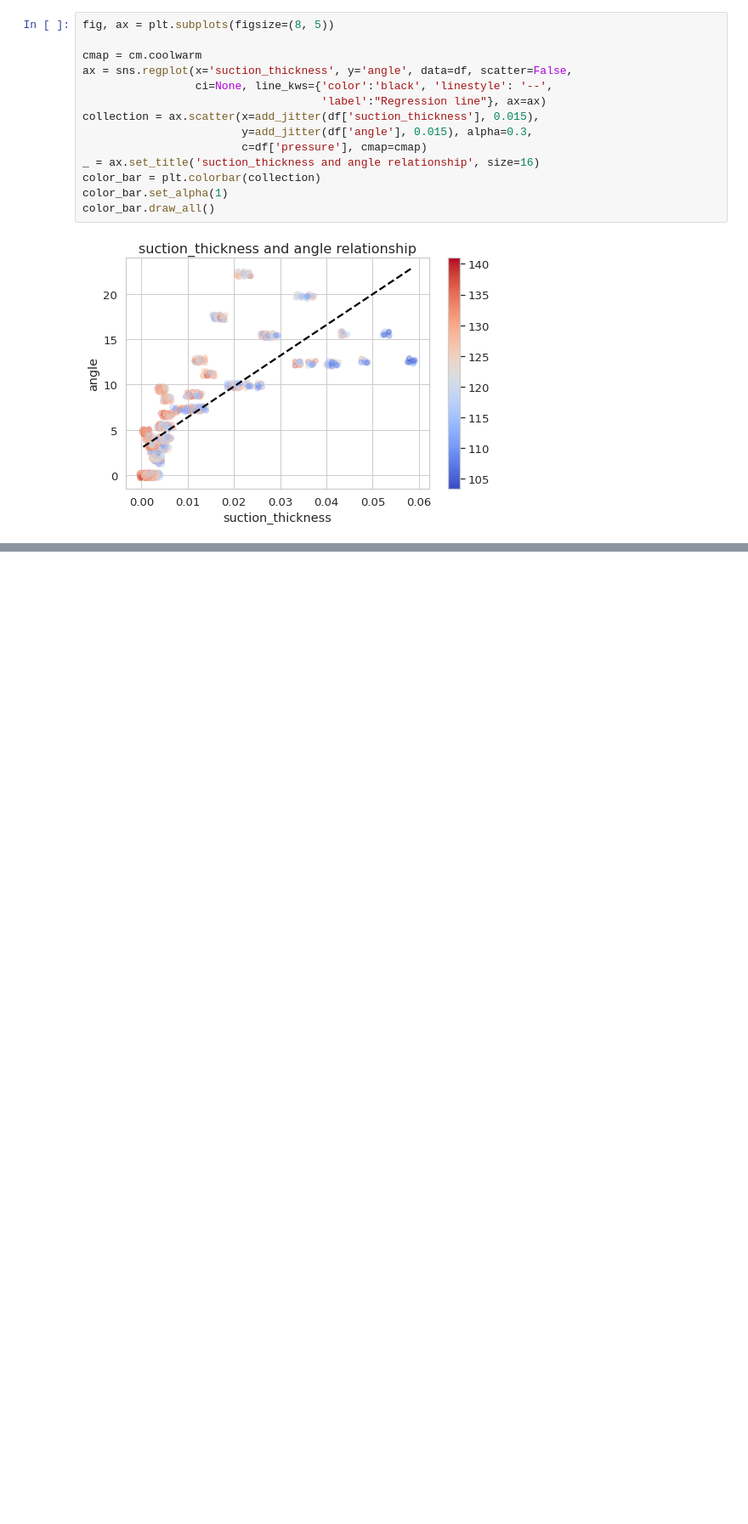
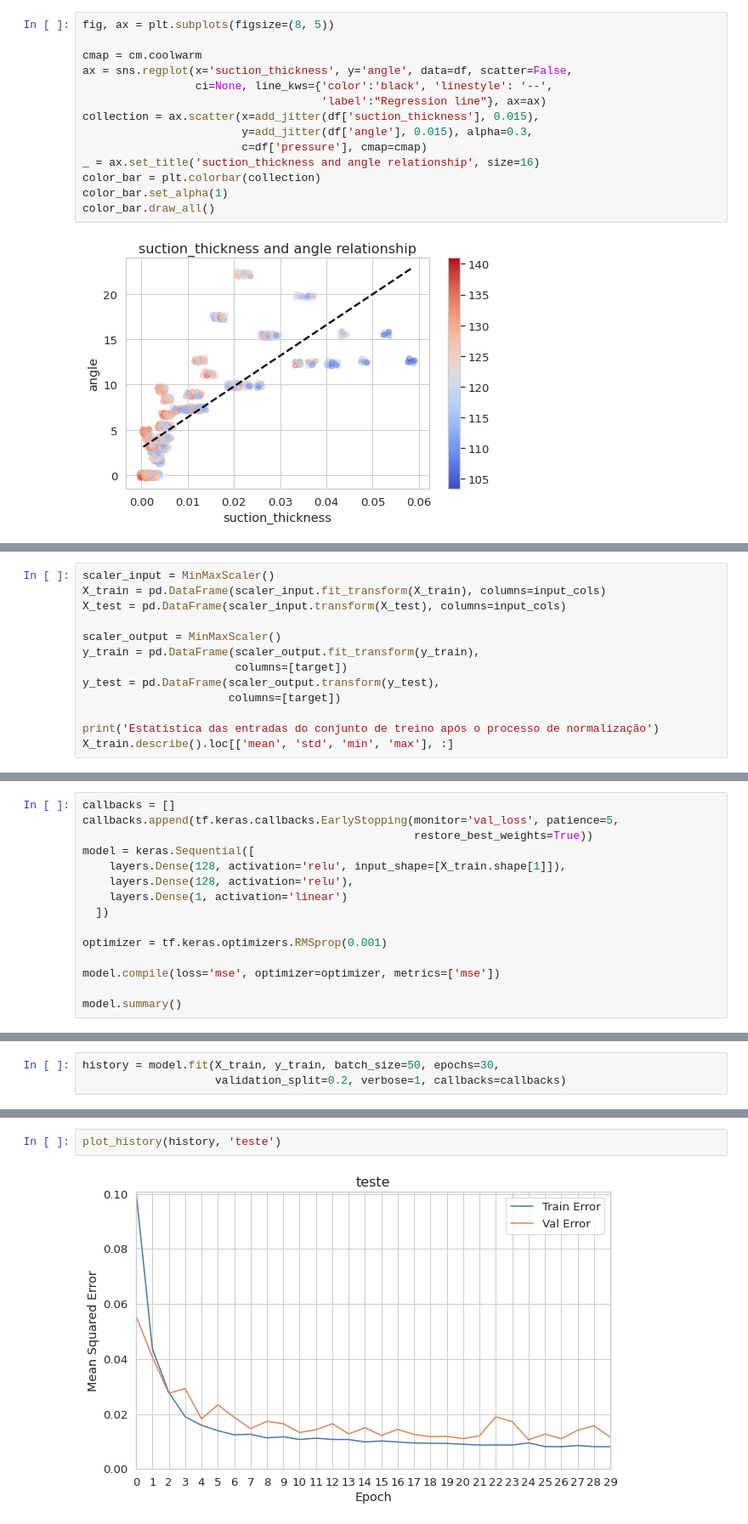
Before and after one commit to bruno-accioli/pressure-prediction-regression, a Jupyter notebook: train.ipynb, the cells around one changed output, grey strips where cells are left out. Shown at 85% size. Cells and saved outputs as stored; diff of their text form; blank space fills up the shorter version.

Commit message:
adicionadas novas análises na seção de análise exploratória e inciada seção de treino

```diff
--- a/train.ipynb
+++ b/train.ipynb
@@ -120,0 +234,13 @@ color_bar.draw_all()
+# %%
+scaler_input = MinMaxScaler()
+X_train = pd.DataFrame(scaler_input.fit_transform(X_train), columns=input_cols)
+X_test = pd.DataFrame(scaler_input.transform(X_test), columns=input_cols)
+
+scaler_output = MinMaxScaler()
+y_train = pd.DataFrame(scaler_output.fit_transform(y_train),
+                       columns=[target])
+y_test = pd.DataFrame(scaler_output.transform(y_test),
+                      columns=[target])
+
+print('Estatística das entradas do conjunto de treino após o processo de normalização')
+X_train.describe().loc[['mean', 'std', 'min', 'max'], :]
@@ -120,0 +254,15 @@ color_bar.draw_all()
+# %%
+callbacks = []
+callbacks.append(tf.keras.callbacks.EarlyStopping(monitor='val_loss', patience=5,
+                                                  restore_best_weights=True))
+model = keras.Sequential([
+    layers.Dense(128, activation='relu', input_shape=[X_train.shape[1]]),
+    layers.Dense(128, activation='relu'),
+    layers.Dense(1, activation='linear')
+  ])
+
+optimizer = tf.keras.optimizers.RMSprop(0.001)
+
+model.compile(loss='mse', optimizer=optimizer, metrics=['mse'])
+
+model.summary()
@@ -120,0 +284,3 @@ color_bar.draw_all()
+# %%
+history = model.fit(X_train, y_train, batch_size=50, epochs=30,
+                    validation_split=0.2, verbose=1, callbacks=callbacks)
@@ -120,0 +305,4 @@ color_bar.draw_all()
+# %%
+plot_history(history, 'teste')
+# %% [output]
+[figure, added]
```
Also changed, not shown: parts of 19 cells of this notebook.
